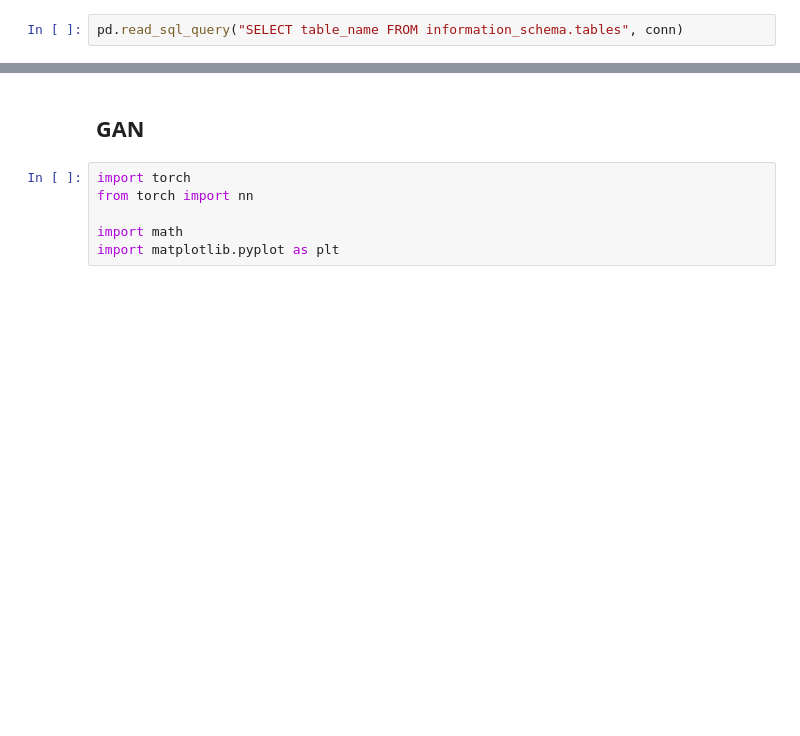
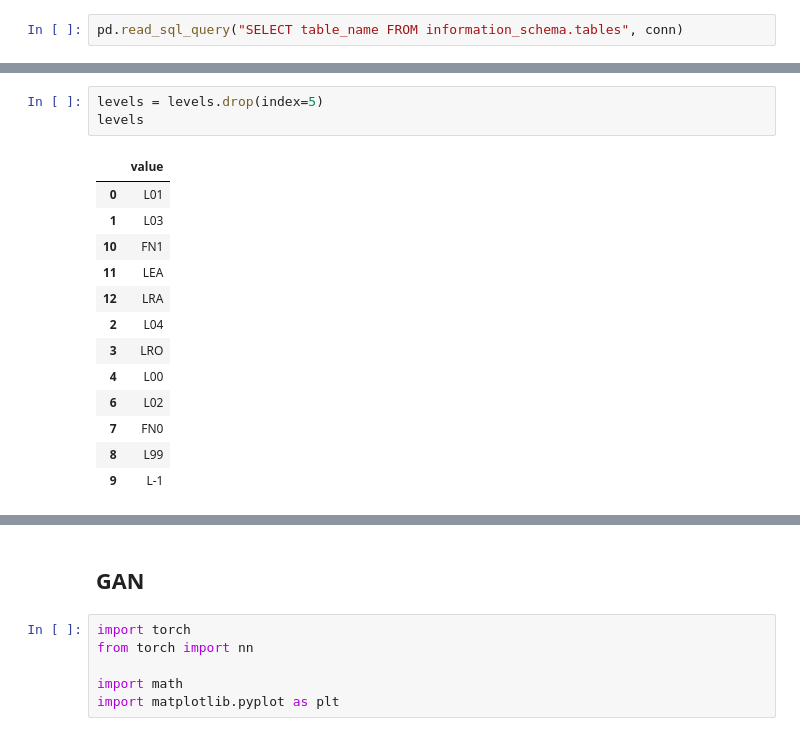
Before and after one commit to danielorzan/ATI_project, a Jupyter notebook: main.ipynb, the cells around one changed output, grey strips where cells are left out. Saved outputs shown, nothing was run; the diff lists cells and outputs as text; blank space fills up the shorter version.

```diff
--- a/main.ipynb
+++ b/main.ipynb
@@ -186,0 +412,17 @@ a['name'] == b['display_name']
+# %%
+levels = levels.drop(index=5)
+levels
+# %% [output]
+|  | value |
+| 0 | L01 |
+| 1 | L03 |
+| 10 | FN1 |
+| 11 | LEA |
+| 12 | LRA |
+| 2 | L04 |
+| 3 | LRO |
+| 4 | L00 |
+| 6 | L02 |
+| 7 | FN0 |
+| 8 | L99 |
+| 9 | L-1 |
```
Also changed, not shown: parts of 62 cells of this notebook, 29 other files.
